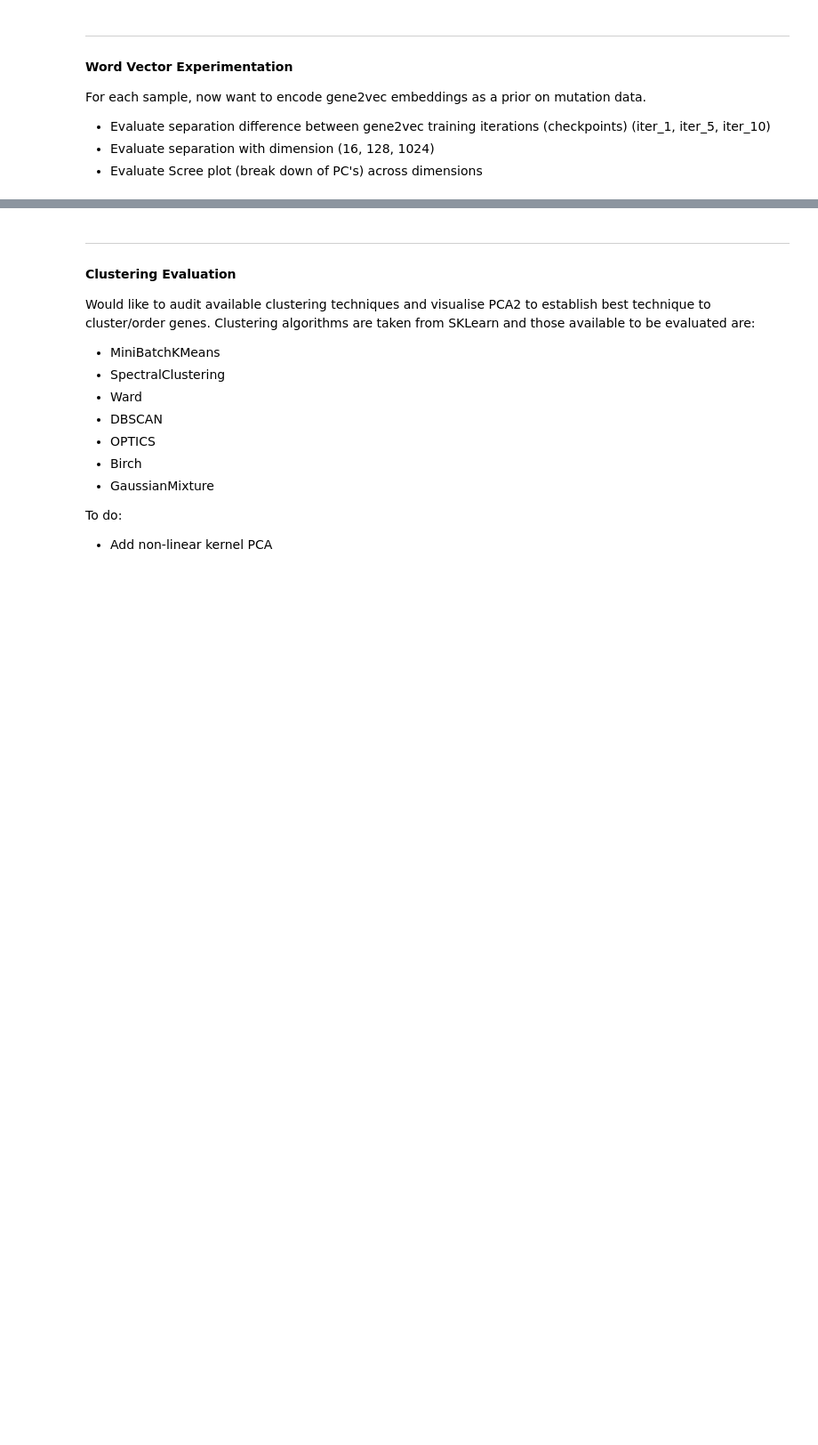
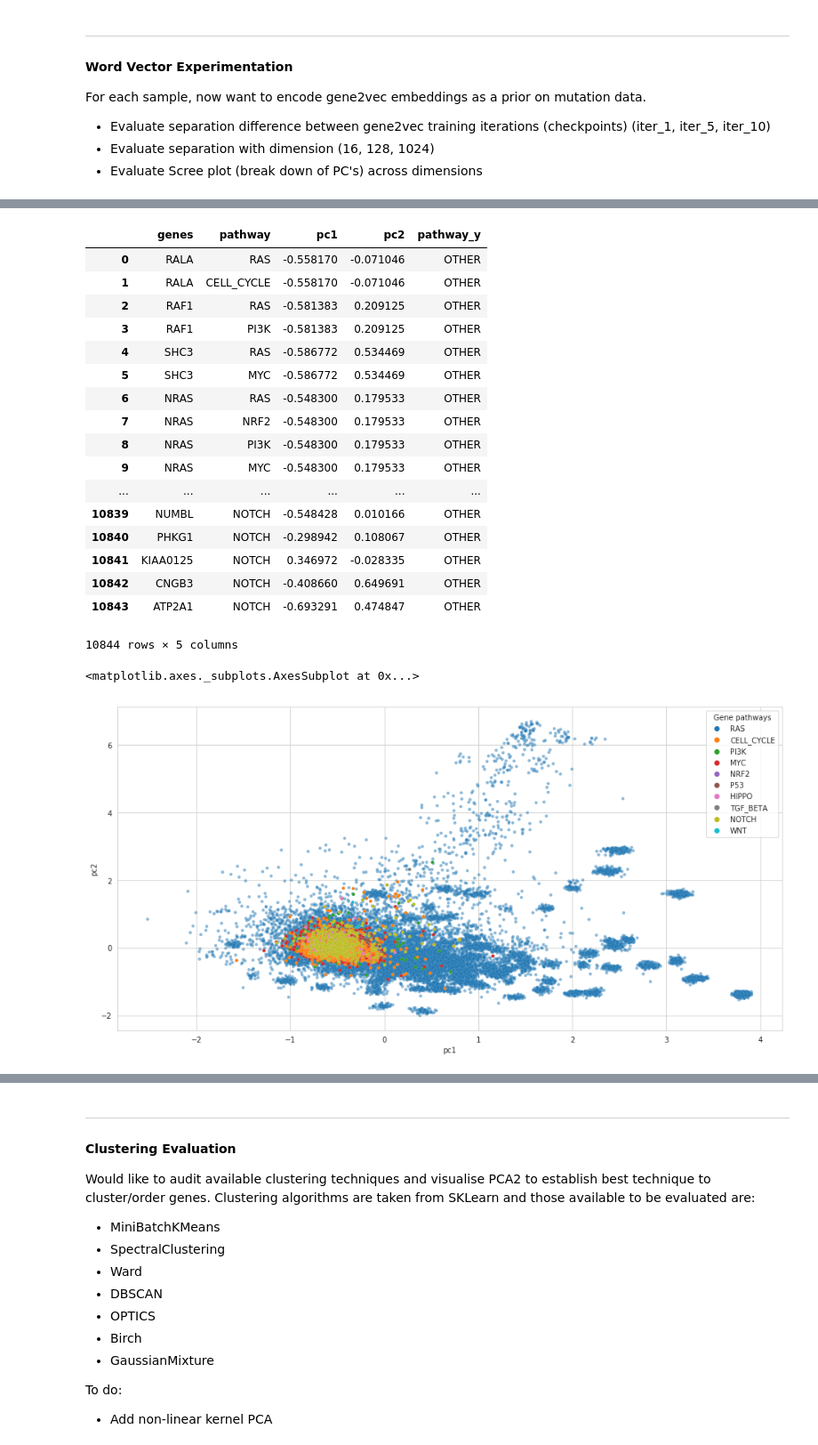
Before and after one commit to athon-millane/thesis, a Jupyter notebook: notebooks/1_distributed_genes/2.1_gene_vectors.ipynb, the cells around one changed output, grey strips where cells are left out. Shown at 89% size. Cells and saved outputs as stored; diff of their text form; code cells hidden in the pictures; blank space fills up the shorter version.

```diff
--- a/notebooks/1_distributed_genes/2.1_gene_vectors.ipynb
+++ b/notebooks/1_distributed_genes/2.1_gene_vectors.ipynb
@@ -35,0 +42,21 @@ vis_scree_genevec()
+# %%
+MSIGDB = '../data/gene2vec/msigdb.v6.2.symbols.gmt'
+
+def _get_data(line):
+    """
+    Read pathway name and set of genes from each line, parsing gene appropriately.
+    """
+    name, _, genes = line.split("\t", 2)
+    return name, set(gene.replace('\n', '') for gene in genes.split("\t"))
+
+def load_msigdb():
+    """
+    Read msigdb pathways file line by line and parse into useful dataframe.
+    """
+    with open(MSIGDB, 'r') as fp:
+        pathways_df = pd.DataFrame(data=[_get_data(line) for line in fp],
+                                   columns=["name", "set"])
+
+    return pathways_df
+
+pathways_df = load_msigdb()
@@ -35,0 +112,45 @@ vis_scree_genevec()
+# %%
+# load data
+filename = str(GENE2VEC / 'dim_{}/iter_{}'.format(16, 10))
+wv, vocab = load_embeddings(filename)
+
+# run pca_2v
+wv_2 = pca_2d(wv)
+
+plot_df = pd.DataFrame({'genes':vocab, 'pc1':wv_2[:,0], 'pc2':wv_2[:,1]})
+plot_df['pathway'] = 'OTHER'
+
+df_merge = pd.merge(pathways_df, plot_df, on='genes').rename({'pathway_x':'pathway'}, axis=1)
+df_merge
+
+fig = plt.figure(figsize=(16,8))
+import seaborn as sns
+sns.scatterplot(x="pc1", y="pc2", data=plot_df, alpha=0.5, size=2, linewidth=0.1, legend=False)
+g = sns.scatterplot(x="pc1", y="pc2", hue="pathway", data=df_merge, alpha=1, size=2, linewidth=0.1, legend='full')
+g.get_legend().set_title("Gene pathways");
+
+# hack to remove legend entries
+vpacker = g.get_legend()._legend_handle_box.get_children()[0]
+vpacker._children = vpacker.get_children()[1:-1]
+fig.savefig(FIGURES/'pca2_pathways.png')
+# %% [output]
+|  | genes | pathway | pc1 | pc2 | pathway_y |
+| 0 | RALA | RAS | -0.558170 | -0.071046 | OTHER |
+| 1 | RALA | CELL_CYCLE | -0.558170 | -0.071046 | OTHER |
+| 2 | RAF1 | RAS | -0.581383 | 0.209125 | OTHER |
+| 3 | RAF1 | PI3K | -0.581383 | 0.209125 | OTHER |
+| 4 | SHC3 | RAS | -0.586772 | 0.534469 | OTHER |
+| 5 | SHC3 | MYC | -0.586772 | 0.534469 | OTHER |
+| 6 | NRAS | RAS | -0.548300 | 0.179533 | OTHER |
+| 7 | NRAS | NRF2 | -0.548300 | 0.179533 | OTHER |
+| 8 | NRAS | PI3K | -0.548300 | 0.179533 | OTHER |
+| 9 | NRAS | MYC | -0.548300 | 0.179533 | OTHER |
+| ... | ... | ... | ... | ... | ... |
+| 10839 | NUMBL | NOTCH | -0.548428 | 0.010166 | OTHER |
+| 10840 | PHKG1 | NOTCH | -0.298942 | 0.108067 | OTHER |
+| 10841 | KIAA0125 | NOTCH | 0.346972 | -0.028335 | OTHER |
+| 10842 | CNGB3 | NOTCH | -0.408660 | 0.649691 | OTHER |
+| 10843 | ATP2A1 | NOTCH | -0.693291 | 0.474847 | OTHER |
+10844 rows × 5 columns
+<matplotlib.axes._subplots.AxesSubplot at 0x...>
+[figure, added]
```
Also changed, not shown: parts of 37 cells of this notebook, 45 other files.
